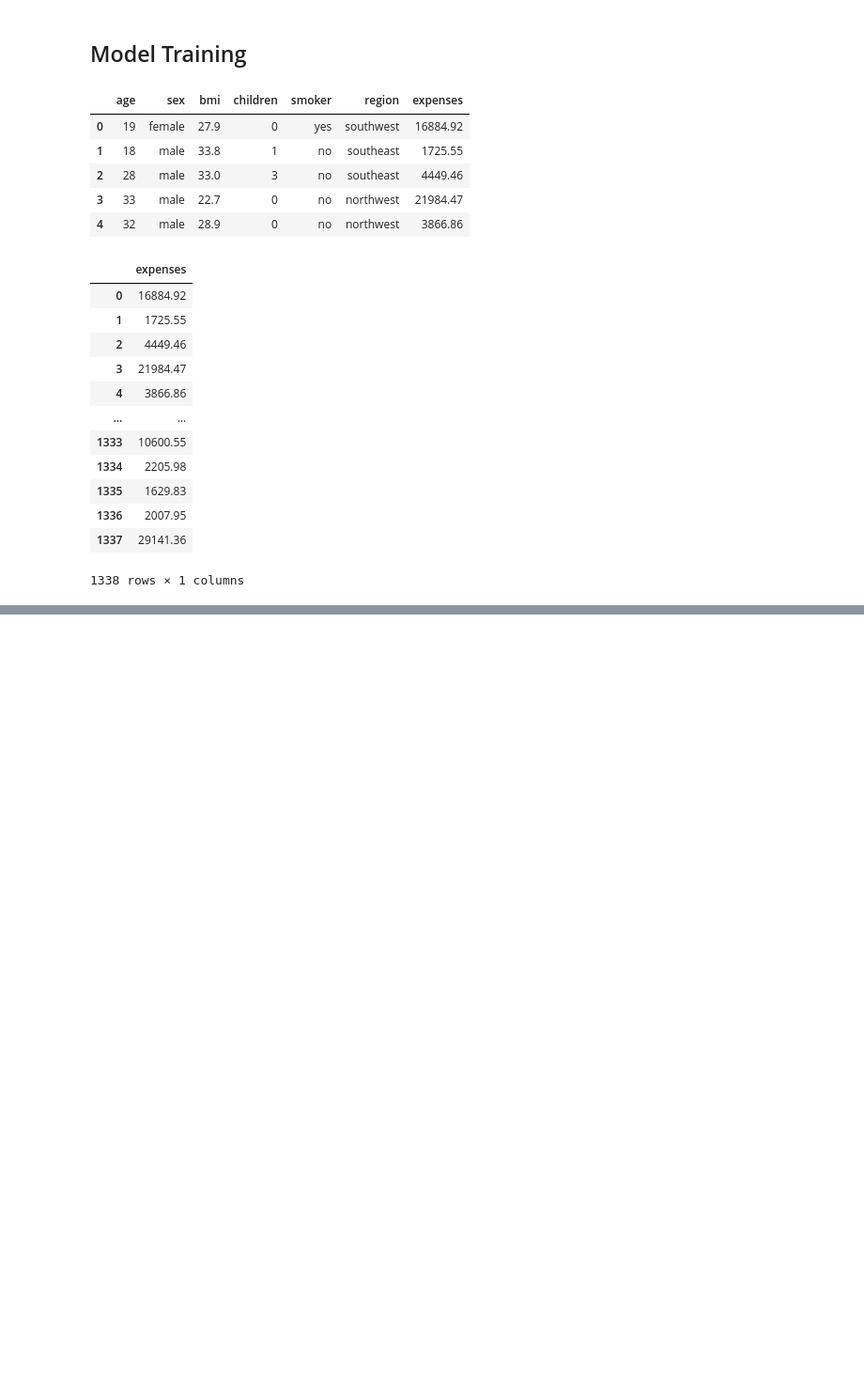
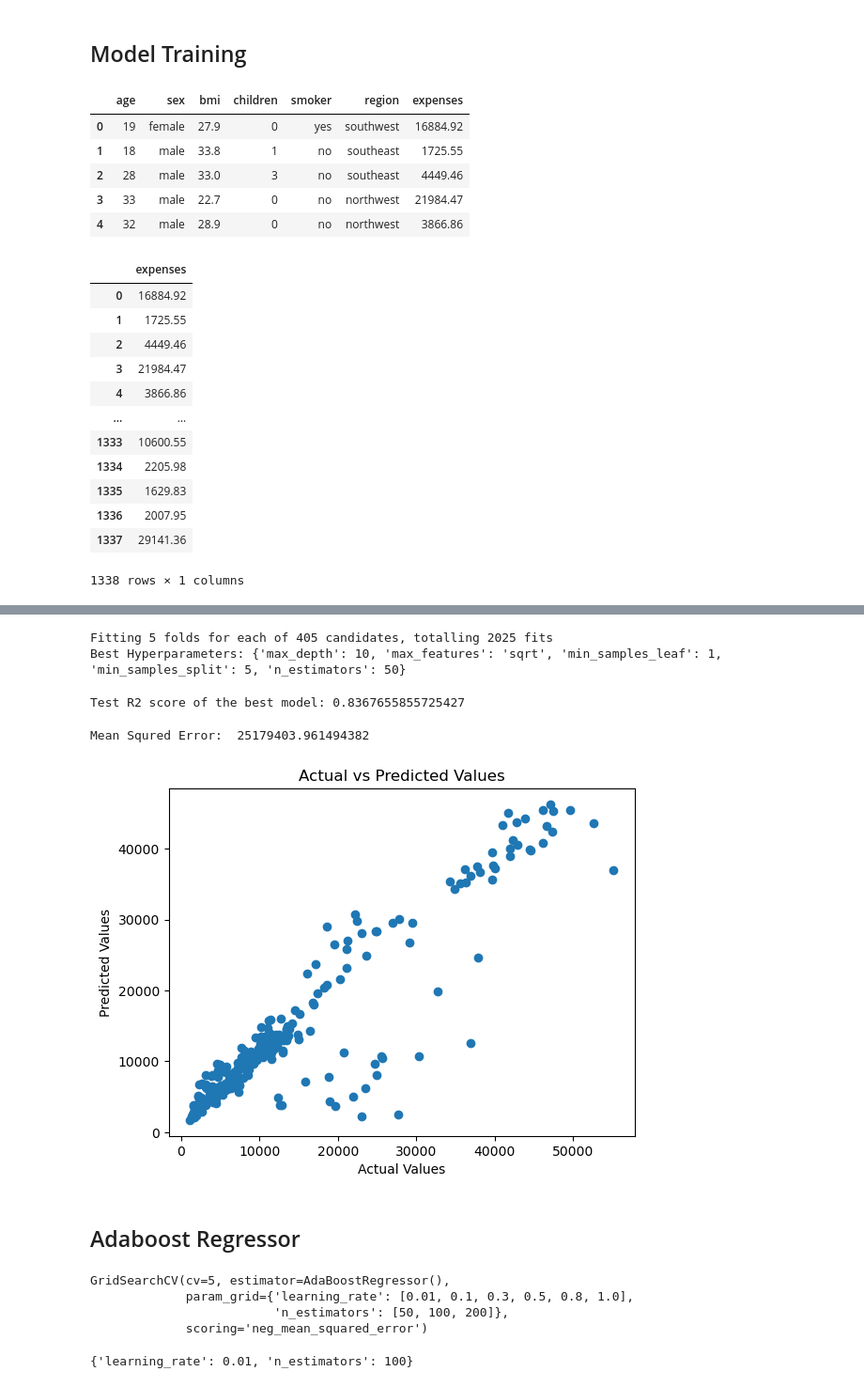
Before and after one commit to vikashdwivedi21/Insurance-Premium-Prediction, a Jupyter notebook: notebook/model_training.ipynb, the cells around one changed output, grey strips where cells are left out. Shown at 94% size. Cells and saved outputs as stored; diff of their text form; code cells hidden in the pictures; blank space fills up the shorter version.

```diff
--- a/notebook/model_training.ipynb
+++ b/notebook/model_training.ipynb
@@ -195,0 +216,76 @@ R2 score 83.06555962491308
+# %%
+from sklearn.model_selection import GridSearchCV
+
+# Create the Random Forest Regressor
+rf = RandomForestRegressor()
+
+# Define the hyperparameters and values to search
+param_grid = {
+    'n_estimators': [50, 100, 200],
+    'max_depth': [None, 10, 20, 30,40],
+    'min_samples_split': [2, 5, 10],
+    'min_samples_leaf': [1, 2, 4],
+    'max_features': ['auto', 'sqrt', 'log2']
+}
+
+# Use GridSearchCV to search for best hyperparameters
+grid_search = GridSearchCV(estimator=rf, param_grid=param_grid, cv=5, n_jobs=-1, verbose=2)
+grid_search.fit(X_train, Y_train)
+
+# Get the best hyperparameters
+best_params = grid_search.best_params_
+print("Best Hyperparameters:", best_params)
+# %% [output]
+Fitting 5 folds for each of 405 candidates, totalling 2025 fits
+Best Hyperparameters: {'max_depth': 10, 'max_features': 'sqrt', 'min_samples_leaf': 1, 'min_samples_split': 5, 'n_estimators': 50}
+# %%
+# Get the best model
+best_rf = grid_search.best_estimator_
+
+# Evaluate the model on test data
+test_score = best_rf.score(X_test, Y_test)
+print("Test R2 score of the best model:", test_score)
+# %% [output]
+Test R2 score of the best model: 0.8367655855725427
+# %%
+y_pred = best_rf.predict(X_test)
+mse = mean_squared_error(Y_test, y_pred)
+print("Mean Squred Error: ",mse)
+# %% [output]
+Mean Squred Error:  25179403.961494382
+# %%
+import matplotlib.pyplot as plt
+
+plt.scatter(Y_test, y_pred)
+plt.xlabel('Actual Values')
+plt.ylabel('Predicted Values')
+plt.title('Actual vs Predicted Values')
+plt.show()
+# %% [output]
+[figure, added]
+# %% [markdown]
+## Adaboost Regressor
+# %%
+from sklearn.tree import DecisionTreeRegressor
+param_grid = {
+    'n_estimators': [50, 100, 200],
+    'learning_rate': [0.01, 0.1,0.3, 0.5,0.8, 1.0]
+
+}
+
+base_estimator = DecisionTreeRegressor()  # You can specify your base estimator here
+
+ada_boost = AdaBoostRegressor()
+
+grid_search = GridSearchCV(estimator=ada_boost, param_grid=param_grid, cv=5, scoring='neg_mean_squared_error')
+grid_search.fit(X_train, Y_train)
+# %% [output]
+GridSearchCV(cv=5, estimator=AdaBoostRegressor(),
+             param_grid={'learning_rate': [0.01, 0.1, 0.3, 0.5, 0.8, 1.0],
+                         'n_estimators': [50, 100, 200]},
+             scoring='neg_mean_squared_error')
+# %%
+best_params = grid_search.best_params_
+print(best_params)
+# %% [output]
+{'learning_rate': 0.01, 'n_estimators': 100}
```
Also changed, not shown: parts of 23 cells of this notebook, 10 other files.
